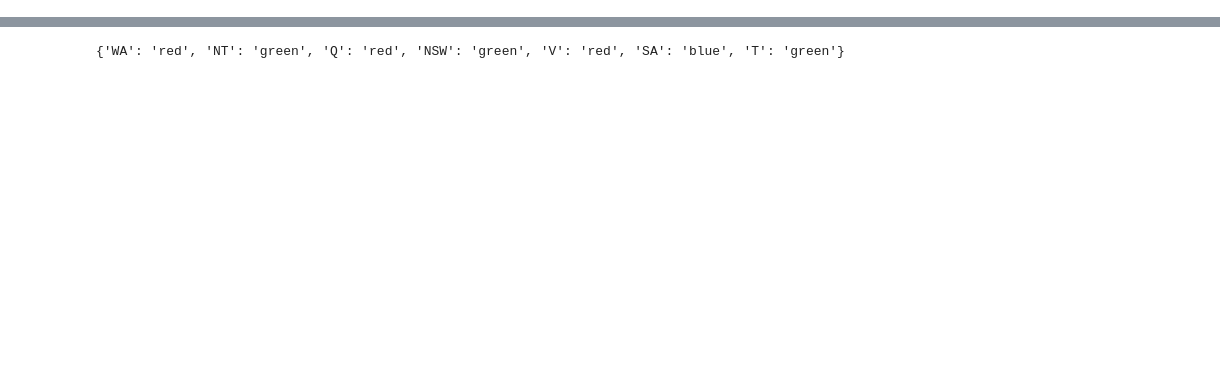
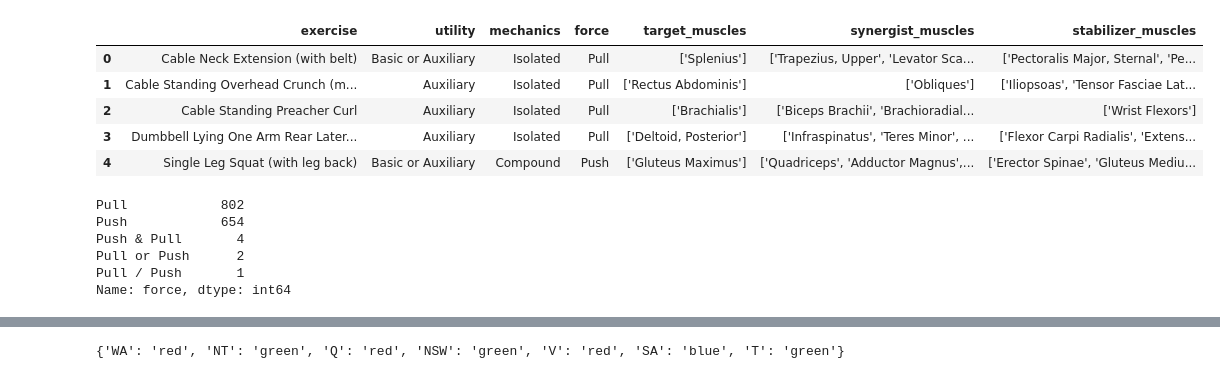
Before and after one commit to alexwholland/Workout-Planner, a Jupyter notebook: csp.ipynb, the cells around one changed output, grey strips where cells are left out. Saved outputs shown, nothing was run; the diff lists cells and outputs as text; code cells hidden in the pictures; blank space fills up the shorter version.

```diff
--- a/csp.ipynb
+++ b/csp.ipynb
@@ -0,0 +3,20 @@
+# %%
+exercises_df = pd.read_csv('https://raw.githubusercontent.com/bhavanvir/Workout-Planner/main/exrx.csv')
+exercises_df.head()
+# %% [output]
+|  | exercise | utility | mechanics | force | target_muscles | synergist_muscles | stabilizer_muscles |
+| 0 | Cable Neck Extension (with belt) | Basic or Auxiliary | Isolated | Pull | ['Splenius'] | ['Trapezius, Upper', 'Levator Sca... | ['Pectoralis Major, Sternal', 'Pe... |
+| 1 | Cable Standing Overhead Crunch (m... | Auxiliary | Isolated | Pull | ['Rectus Abdominis'] | ['Obliques'] | ['Iliopsoas', 'Tensor Fasciae Lat... |
+| 2 | Cable Standing Preacher Curl | Auxiliary | Isolated | Pull | ['Brachialis'] | ['Biceps Brachii', 'Brachioradial... | ['Wrist Flexors'] |
+| 3 | Dumbbell Lying One Arm Rear Later... | Auxiliary | Isolated | Pull | ['Deltoid, Posterior'] | ['Infraspinatus', 'Teres Minor', ... | ['Flexor Carpi Radialis', 'Extens... |
+| 4 | Single Leg Squat (with leg back) | Basic or Auxiliary | Compound | Push | ['Gluteus Maximus'] | ['Quadriceps', 'Adductor Magnus',... | ['Erector Spinae', 'Gluteus Mediu... |
+# %%
+force_counts = exercises_df['force'].value_counts()
+print(force_counts)
+# %% [output]
+Pull            802
+Push            654
+Push & Pull       4
+Pull or Push      2
+Pull / Push       1
+Name: force, dtype: int64
```
Also changed, not shown: parts of 2 cells of this notebook.
